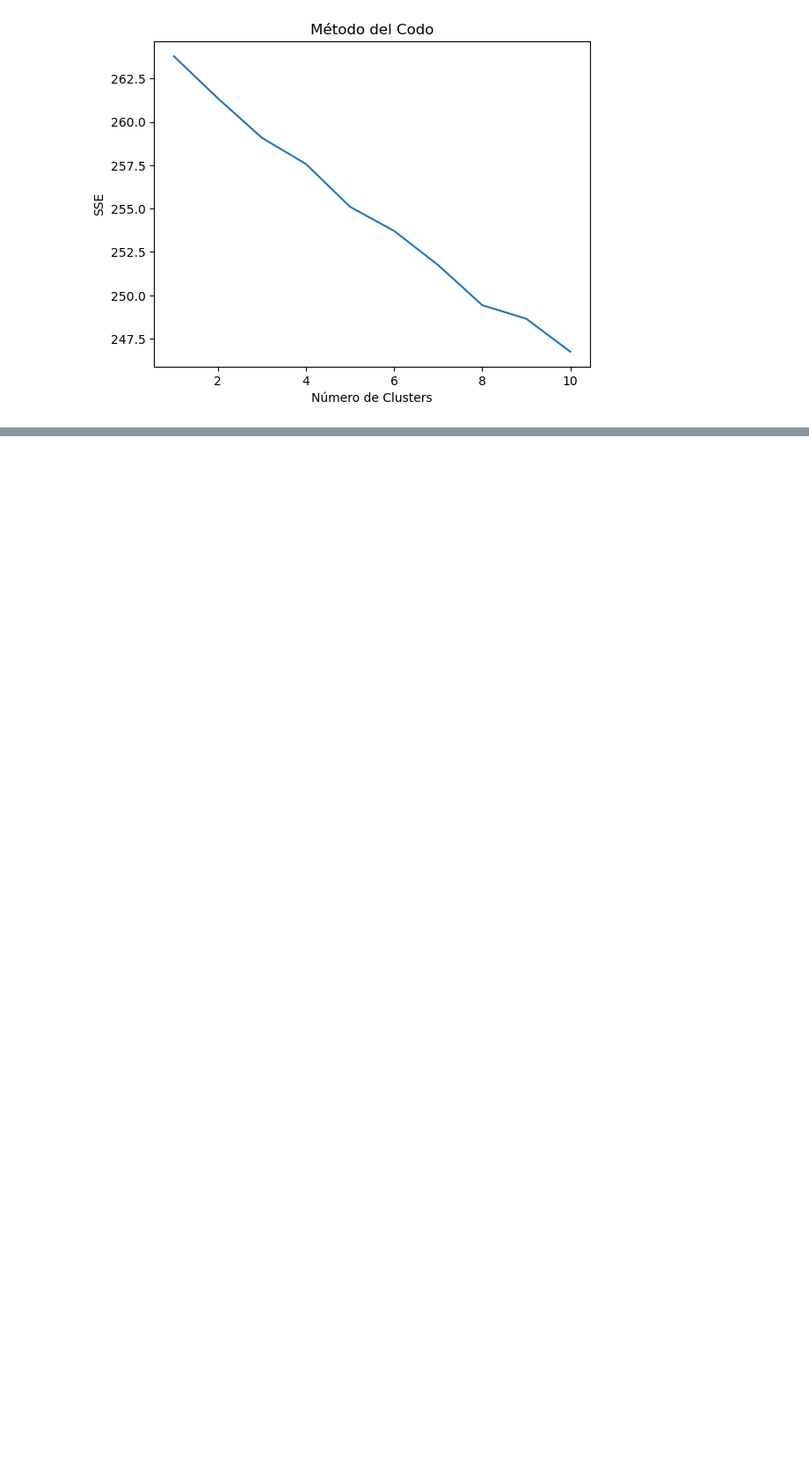
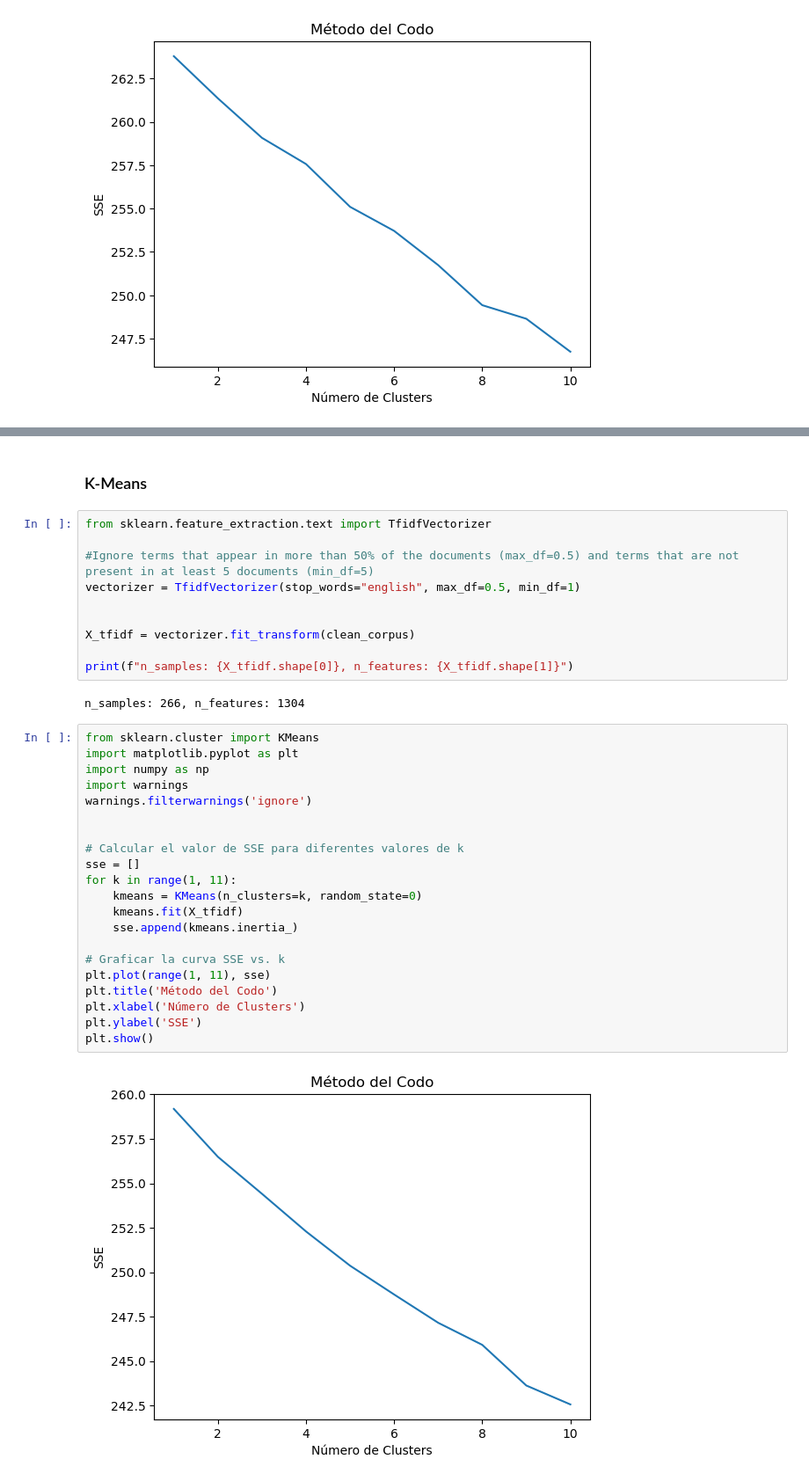
Before and after one commit to williamasesoftware/Research_bias, a Jupyter notebook: linkedinposts.ipynb, the cells around one changed output, grey strips where cells are left out. Shown: that part at 88% size. Cells and saved outputs as stored; diff of their text form; blank space fills up the shorter version.

```diff
--- a/linkedinposts.ipynb
+++ b/linkedinposts.ipynb
@@ -394,0 +663,37 @@ Cluster 0:
+# %% [markdown]
+### K-Means
+# %%
+from sklearn.feature_extraction.text import TfidfVectorizer
+
+#Ignore terms that appear in more than 50% of the documents (max_df=0.5) and terms that are not present in at least 5 documents (min_df=5)
+vectorizer = TfidfVectorizer(stop_words="english", max_df=0.5, min_df=1)
+
+
+X_tfidf = vectorizer.fit_transform(clean_corpus)
+
+print(f"n_samples: {X_tfidf.shape[0]}, n_features: {X_tfidf.shape[1]}")
+# %% [output]
+n_samples: 266, n_features: 1304
+# %%
+from sklearn.cluster import KMeans
+import matplotlib.pyplot as plt
+import numpy as np
+import warnings
+warnings.filterwarnings('ignore')
+
+
+# Calcular el valor de SSE para diferentes valores de k
+sse = []
+for k in range(1, 11):
+    kmeans = KMeans(n_clusters=k, random_state=0)
+    kmeans.fit(X_tfidf)
+    sse.append(kmeans.inertia_)
+
+# Graficar la curva SSE vs. k
+plt.plot(range(1, 11), sse)
+plt.title('Método del Codo')
+plt.xlabel('Número de Clusters')
+plt.ylabel('SSE')
+plt.show()
+# %% [output]
+[figure, added]
```
Also changed, not shown: parts of 22 cells of this notebook.
